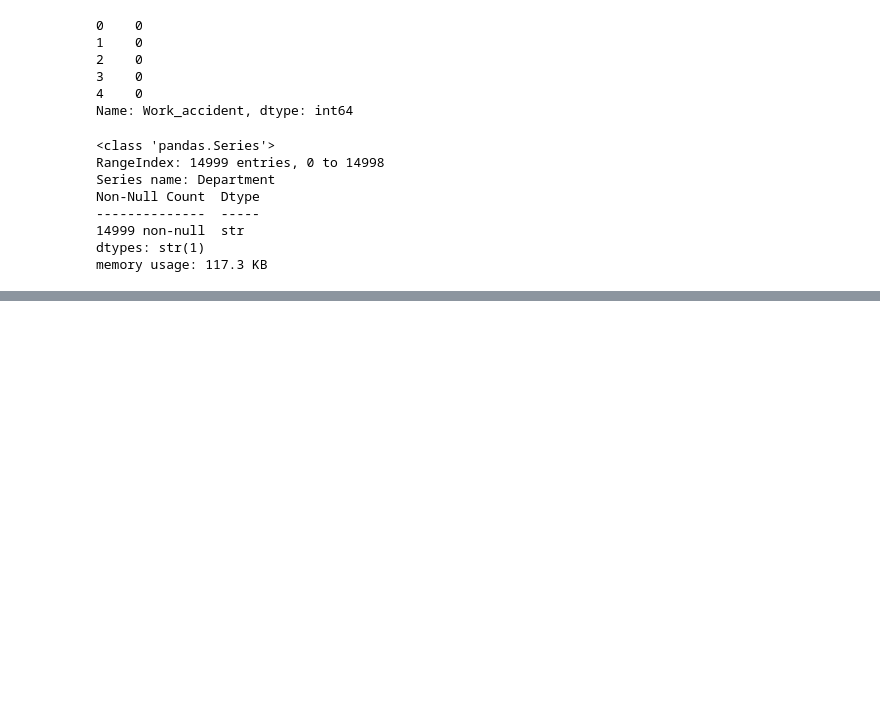
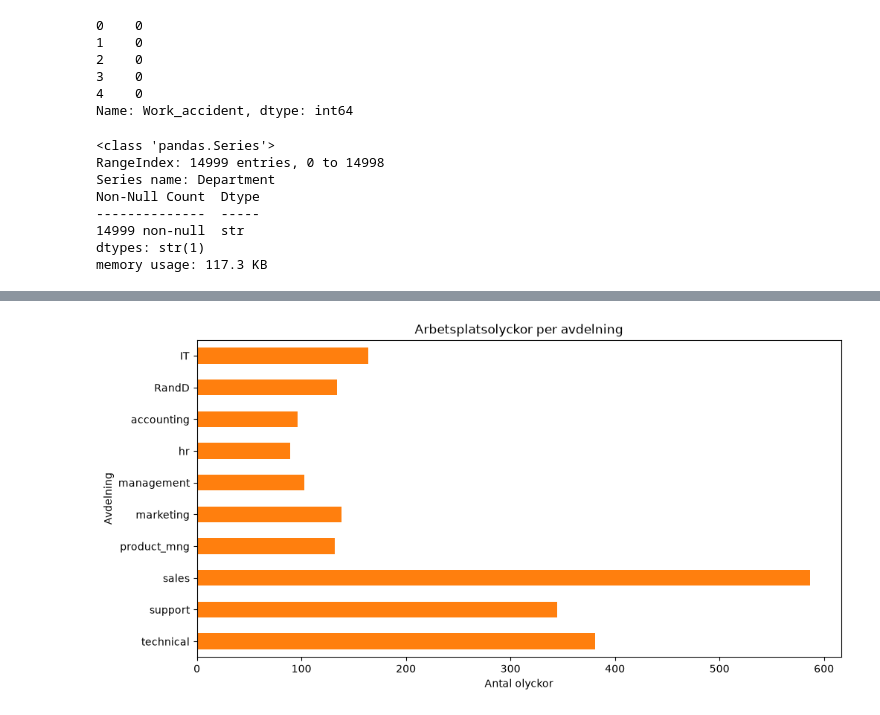
Before and after one commit to M-Renberg/Artificiell-intelligense-course-part-1, a Jupyter notebook: koduppgift3.ipynb, the cells around one changed output, grey strips where cells are left out. Saved outputs shown, nothing was run; the diff lists cells and outputs as text; code cells hidden in the pictures; blank space fills up the shorter version.

```diff
--- a/koduppgift3.ipynb
+++ b/koduppgift3.ipynb
@@ -93,0 +166,14 @@ plt.show()
+# %%
+accidents_per_dept = df.groupby('Department')['Work_accident'].sum()
+
+fig, ax = plt.subplots(figsize=(10, 5), layout='constrained')
+accidents_per_dept.plot(kind='barh', ax=ax, color='tab:orange')
+
+ax.set_xlabel('Antal olyckor')
+ax.set_ylabel('Avdelning')
+ax.set_title('Arbetsplatsolyckor per avdelning')
+ax.invert_yaxis() # Sätter största högst upp
+
+plt.show()
+# %% [output]
+[figure, added]
```
Also changed, not shown: parts of 12 cells of this notebook.
